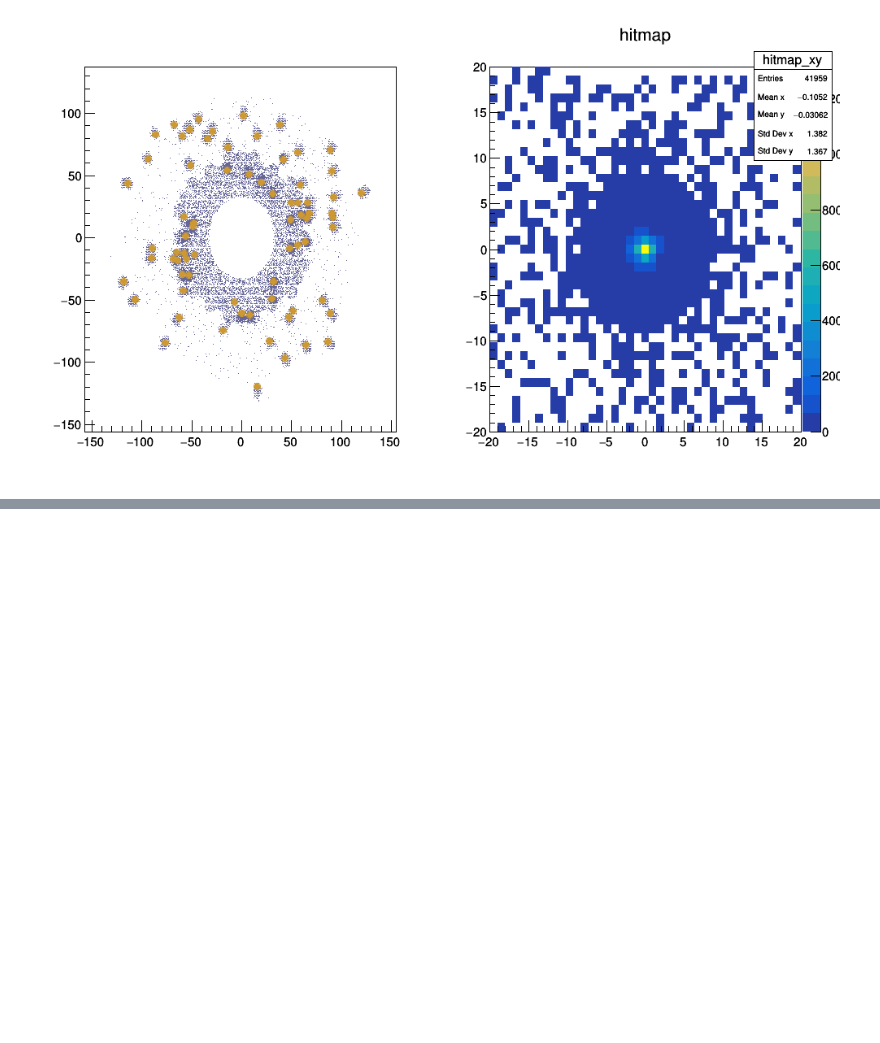
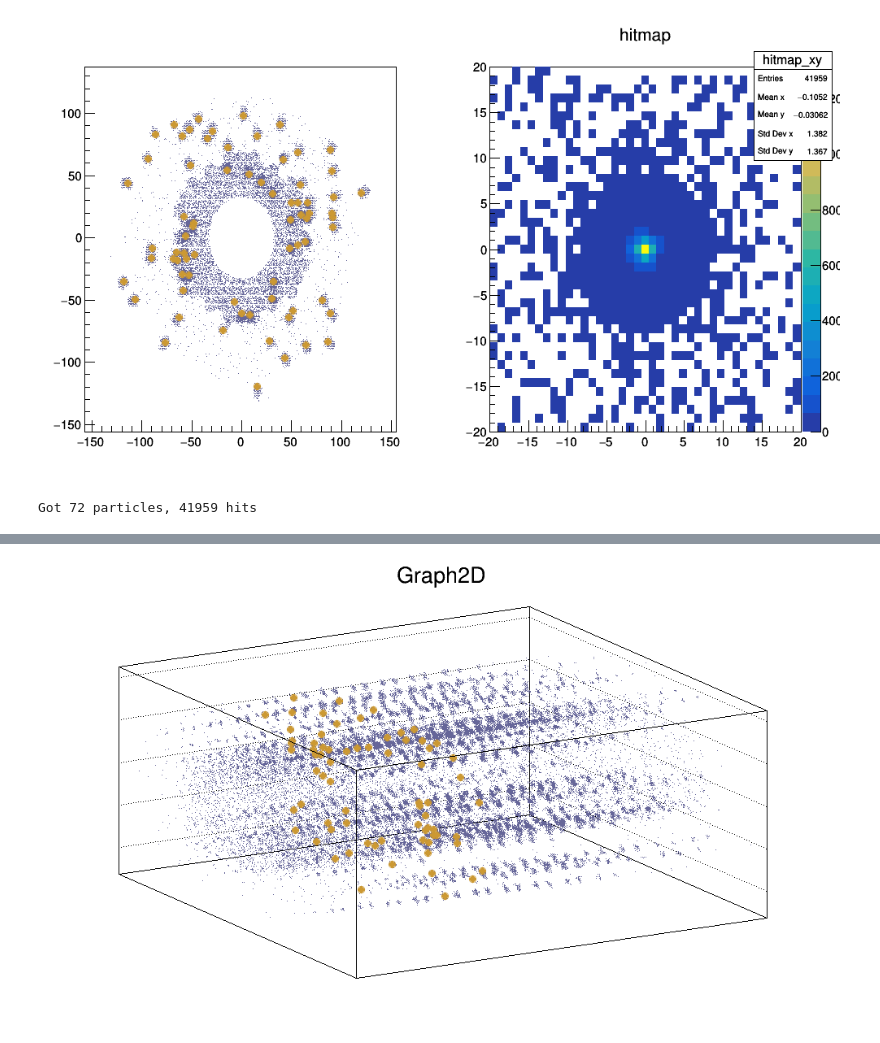
Before and after one commit to artlbv/hgcal-cv, a Jupyter notebook: notebooks/draw_hits_particles.ipynb, the cells around one changed output, grey strips where cells are left out. Saved outputs shown, nothing was run; the diff lists cells and outputs as text; code cells hidden in the pictures; blank space fills up the shorter version.

```diff
--- a/notebooks/draw_hits_particles.ipynb
+++ b/notebooks/draw_hits_particles.ipynb
@@ -63,16 +63,13 @@ if n_part > 0:
 Got 72 particles, 41959 hits
 [figure]
 # %%
-gr_part = ROOT.TGraph(); n_part = 0
+gr_part = ROOT.TGraph2D(); n_part = 0
 gr_part.SetMarkerStyle(20)
 gr_part.SetMarkerColor(ROOT.kOrange-5)
 
-gr_hits = ROOT.TGraph(); n_hits = 0
+gr_hits = ROOT.TGraph2D(); n_hits = 0
 #gr_hits.SetMarkerStyle(7)
 gr_hits.SetMarkerColor(ROOT.kBlue-5)
-
-hitmap = ROOT.TH2F("hitmap_xy","hitmap",41,-20,20,41,-20,20)
-#hitmap = ROOT.TH2F("hitmap_etaphi","hitmap",41,-2,2,41,-2,2)
 
 for i_ev, event in enumerate(events[:100]):
 
@@ -83,33 +80,22 @@ for i_ev, event in enumerate(events[:100]):
     if len(particles) > 1: continue
 
     for particle in particles:
-        gr_part.SetPoint(n_part, particle[0],particle[1])
-        #gr_part.SetPoint(n_part, 0, 0)
+        gr_part.SetPoint(n_part, particle[2], particle[0], particle[1])
         n_part += 1
 
     for hit in hits:
-        gr_hits.SetPoint(n_hits, hit[0], hit[1])
-        #gr_hits.SetPoint(n_hits, particle[0] - hit[0], particle[1] - hit[1])
+        gr_hits.SetPoint(n_hits, hit[2], hit[0], hit[1])
         n_hits += 1
-
-        #hitmap.Fill(particle[0] - hit[0], particle[1] - hit[1])
-        # energy weighted
-        hitmap.Fill(particle[0] - hit[0], particle[1] - hit[1], hit[3])
 
 if n_part > 0:
     print("Got %i particles, %i hits" %(n_part, n_hits) )
 
-    canv = ROOT.TCanvas("hits","Hits",1000,600)
-    canv.Divide(2,1)
-
-    canv.cd(1)
-    #gr_part.Draw("ap")
+    canv = ROOT.TCanvas("hits3d","Hits",1000,600)
     gr_hits.Draw("ap")
-    #gr_hits.Draw("p same")
     gr_part.Draw("p same")
 
-    canv.cd(2)
-    hitmap.Draw("colz")
 
     canv.Draw()
     canv.Update()
+# %% [output]
+Got 72 particles, 41959 hits
@@ -115,0 +103 @@ if n_part > 0:
+[figure, added]
```
Also changed, not shown: parts of 2 cells of this notebook.
